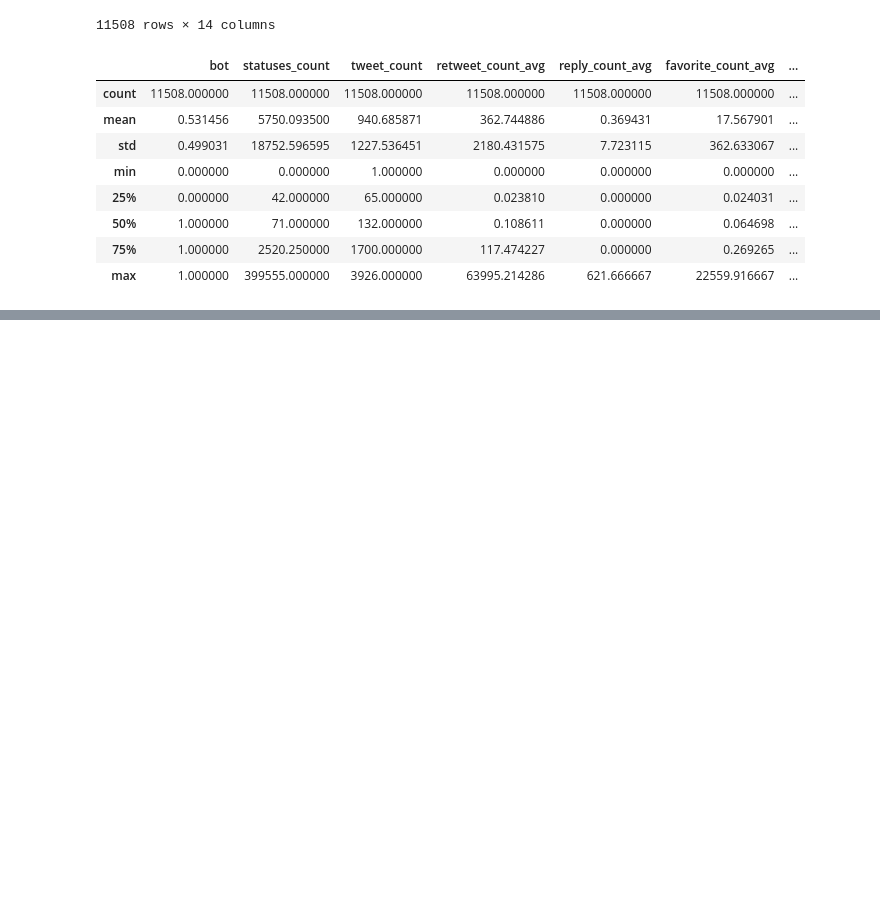
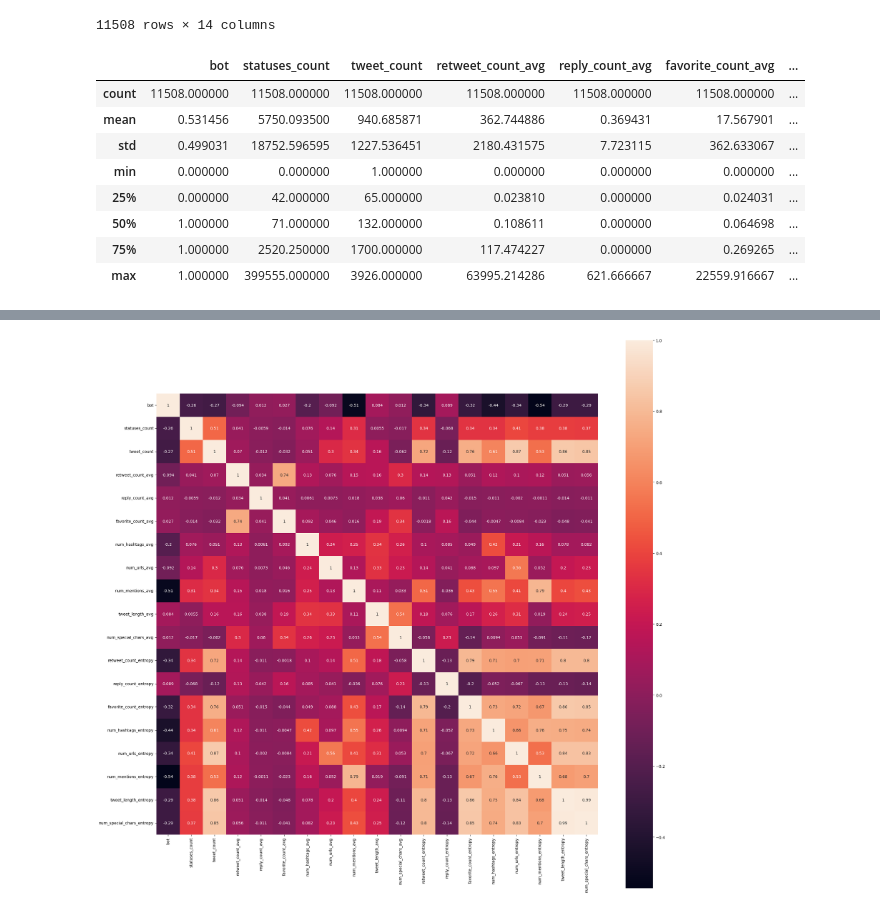
Before and after one commit to domferr/Data-Mining, a Jupyter notebook: Data Cleaning/Users - Create indicators.ipynb, the cells around one changed output, grey strips where cells are left out. Cells and saved outputs as stored; diff of their text form; code cells hidden in the pictures; blank space fills up the shorter version.

Commit message:
Add correlation matrix

```diff
--- a/Data Cleaning/Users - Create indicators.ipynb
+++ b/Data Cleaning/Users - Create indicators.ipynb
@@ -154,8 +109,8 @@ df_counts
 | 2.610000e+02 | 1 |
 12142 rows × 1 columns
 # %%
-df_users_ind = df_users_ind.merge(df_counts, how="inner", left_index=True, right_index=True)
-df_users_ind
+df_users = df_users.merge(df_counts, how="inner", left_index=True, right_index=True)
+df_users
 # %% [output]
 |  | name | lang | bot | created_at | statuses_count | tweet_count |
 | 2.353594e+09 | lamonica raborn | en | 1 | 2019-02-22 18:00:42 | 76.0 | 127 |
@@ -312,0 +316,6 @@ df_users_ind
+# %%
+def compute_entropy(tweets, column):
+    new_column_name = column+"_entropy"
+    new_column = tweets.groupby(['user_id'])[column].apply(entropy).to_frame(new_column_name)
+    new_column.fillna(0, inplace=True)
+    return df_users.merge(new_column, how="inner", left_index=True, right_index=True)
@@ -312,0 +341,10 @@ df_users_ind
+# %%
+df_users = compute_entropy(df_tweets, "retweet_count")
+df_users = compute_entropy(df_tweets, "reply_count")
+df_users = compute_entropy(df_tweets, "favorite_count")
+df_users = compute_entropy(df_tweets, "num_hashtags")
+df_users = compute_entropy(df_tweets, "num_urls")
+df_users = compute_entropy(df_tweets, "num_mentions")
+df_users = compute_entropy(df_tweets, "tweet_length")
+df_users = compute_entropy(df_tweets, "num_special_chars")
+df_users
@@ -312,0 +365,9 @@ df_users_ind
+# %%
+corr_matrix = df_users.corr()
+fig, ax = plt.subplots(figsize=(25, 25))         # Sample figsize in inches
+mask = np.zeros_like(corr_matrix)
+sn.heatmap(corr_matrix, annot=True, mask=mask, square=True)
+
+plt.show()
+# %% [output]
+[figure, added]
```
Also changed, not shown: parts of 23 cells of this notebook, 1 other file.
